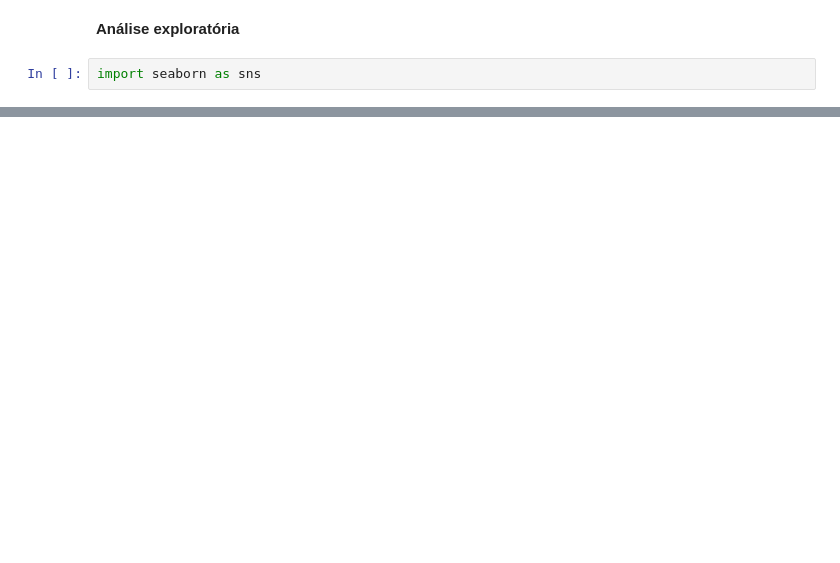
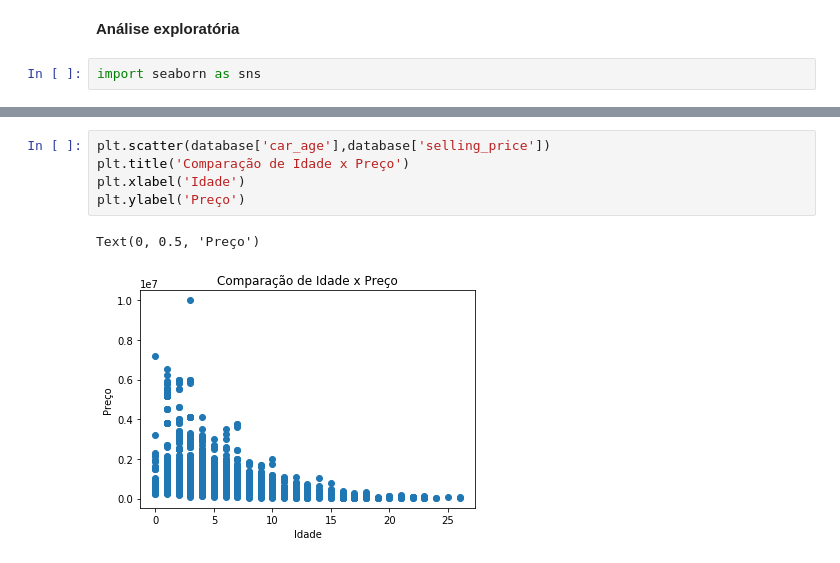
Before and after one commit to TomasPires/Projeto2_CienciadosDados, a Jupyter notebook: Projeto_2.ipynb, the cells around one changed output, grey strips where cells are left out. Cells and saved outputs as stored; diff of their text form; blank space fills up the shorter version.

```diff
--- a/Projeto_2.ipynb
+++ b/Projeto_2.ipynb
@@ -327,0 +491,8 @@ sns.pairplot(database, x_vars=['year', 'km_driven', 'fuel', 'seller_type',
+# %%
+plt.scatter(database['car_age'],database['selling_price'])
+plt.title('Comparação de Idade x Preço')
+plt.xlabel('Idade')
+plt.ylabel('Preço')
+# %% [output]
+Text(0, 0.5, 'Preço')
+[figure, added]
```
Also changed, not shown: parts of 40 cells of this notebook.
